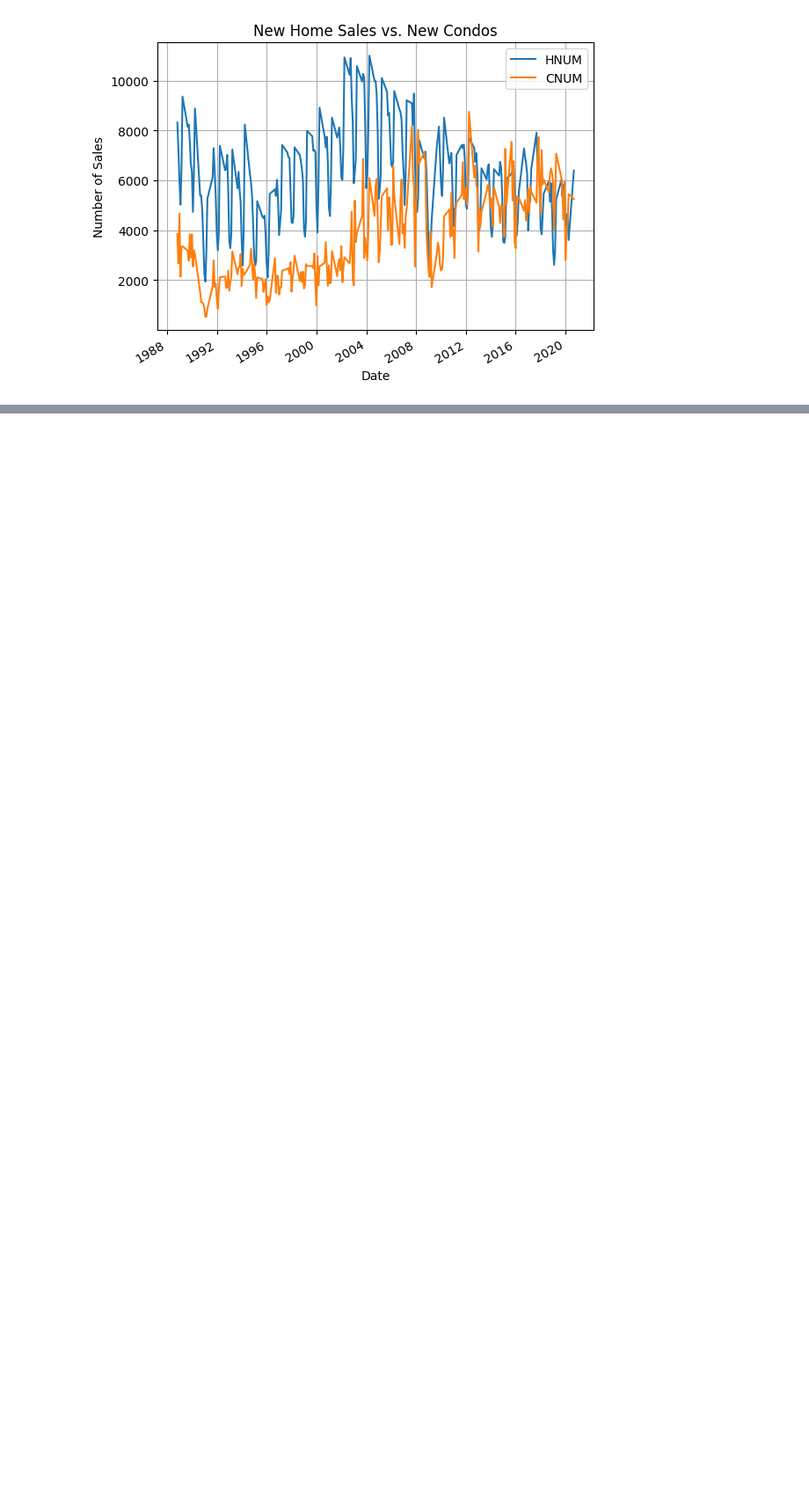
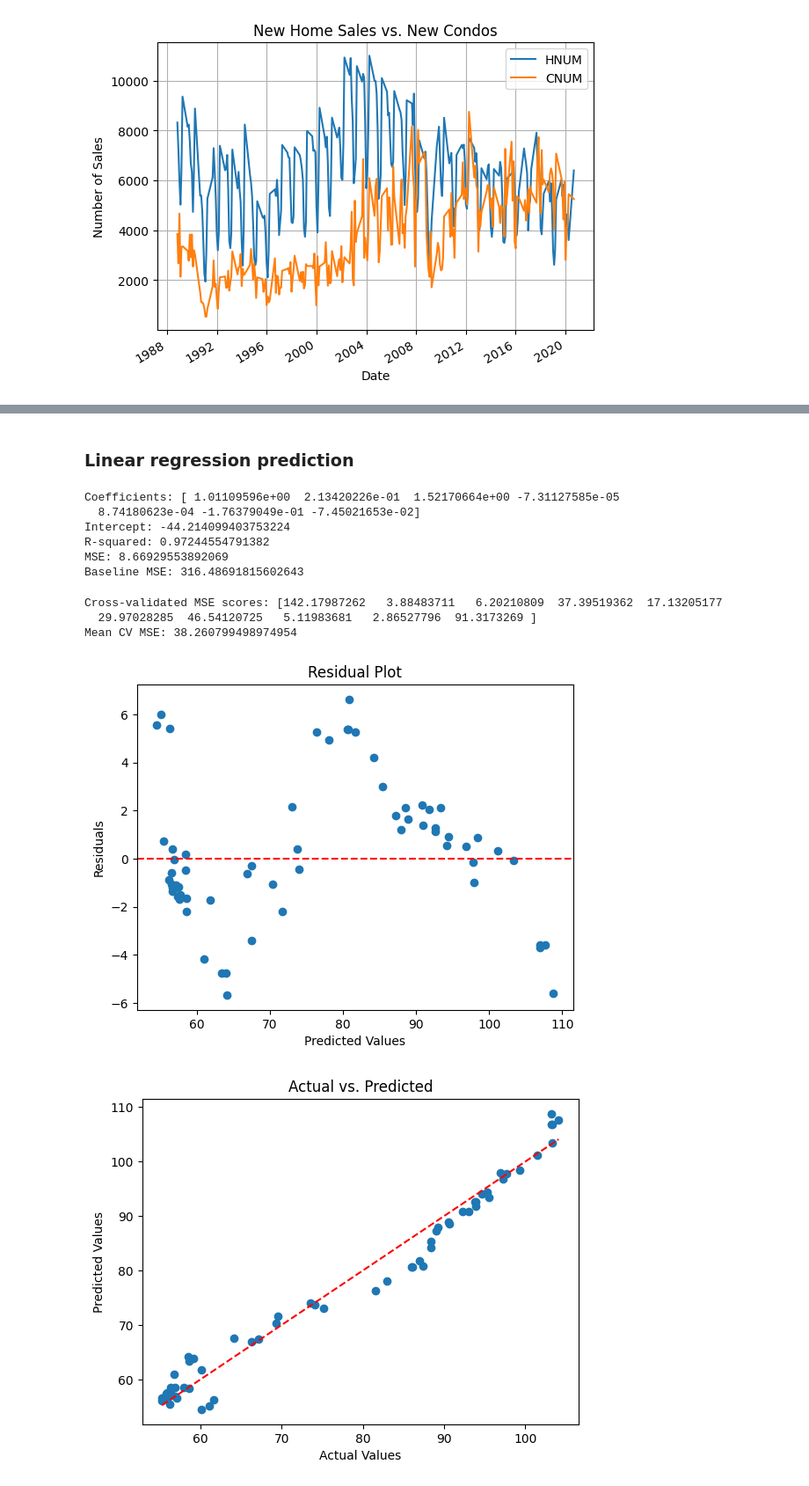
Before and after one commit to Winston8885/econproject, a Jupyter notebook: page.ipynb, the cells around one changed output, grey strips where cells are left out. Shown at 88% size. Cells and saved outputs as stored; diff of their text form; code cells hidden in the pictures; blank space fills up the shorter version.

```diff
--- a/page.ipynb
+++ b/page.ipynb
@@ -25,6 +27,7 @@ df['REF_DATE'] = pd.to_datetime(df['REF_DATE'])
 df['TimeTrend'] = np.arange(1, len(df) + 1)
 df = df.dropna()
 df['TimeTrend'] = df['TimeTrend'] - 444
+df['CREDIT'] = df['CREDIT'] / 10000 #Now the unit is 10 billion CAD
 print(df)
 df.info()
 # %% [output]
@@ -87,0 +138,2 @@ plt.show()
+# %% [markdown]
+### Linear regression prediction
@@ -87,0 +147,53 @@ plt.show()
+# %%
+df2 = df.copy()
+X = df2[['CPI', 'CREDIT','MRATE','HNUM','CNUM','URATE','TimeTrend']].values
+y = df2['HINDEX'].values
+X_train, X_test, y_train, y_test = model_selection.train_test_split(X, y, test_size=0.25,random_state=42)
+# %%
+model = linear_model.LinearRegression()
+model.fit(X_train, y_train)
+print("Coefficients:", model.coef_)
+print("Intercept:", model.intercept_)
+print("R-squared:", model.score(X_test, y_test))
+y_pred = model.predict(X_test)
+print("MSE:", mean_squared_error(y_test, y_pred))
+baseline_mse = np.mean((y_test - np.mean(y_train))**2)
+print("Baseline MSE:", baseline_mse)
+# %% [output]
+Coefficients: [ 1.01109596e+00  2.13420226e-01  1.52170664e+00 -7.31127585e-05
+  8.74180623e-04 -1.76379049e-01 -7.45021653e-02]
+Intercept: -44.214099403753224
+R-squared: 0.97244554791382
+MSE: 8.66929553892069
+Baseline MSE: 316.48691815602643
+# %%
+cv_model = LinearRegression()
+cv_scores = cross_val_score(cv_model, X, y, cv=10, scoring='neg_mean_squared_error')
+cv_mse_scores = -cv_scores
+print("Cross-validated MSE scores:", cv_mse_scores)
+print("Mean CV MSE:", -np.mean(cv_scores))
+# %% [output]
+Cross-validated MSE scores: [142.17987262   3.88483711   6.20210809  37.39519362  17.13205177
+  29.97028285  46.54120725   5.11983681   2.86527796  91.3173269 ]
+Mean CV MSE: 38.260799498974954
+# %%
+import matplotlib.pyplot as plt
+
+# 1. Residual Plot
+plt.scatter(y_pred, y_test - y_pred)
+plt.xlabel("Predicted Values")
+plt.ylabel("Residuals")
+plt.axhline(y=0, color='r', linestyle='--')
+plt.title("Residual Plot")
+plt.show()
+
+# 2. Actual vs. Predicted
+plt.scatter(y_test, y_pred)
+plt.xlabel("Actual Values")
+plt.ylabel("Predicted Values")
+plt.plot([min(y_test), max(y_test)], [min(y_test), max(y_test)], 'r--')
+plt.title("Actual vs. Predicted")
+plt.show()
+# %% [output]
+[figure, added]
+[figure, added]
```
Also changed, not shown: parts of 9 cells of this notebook.
